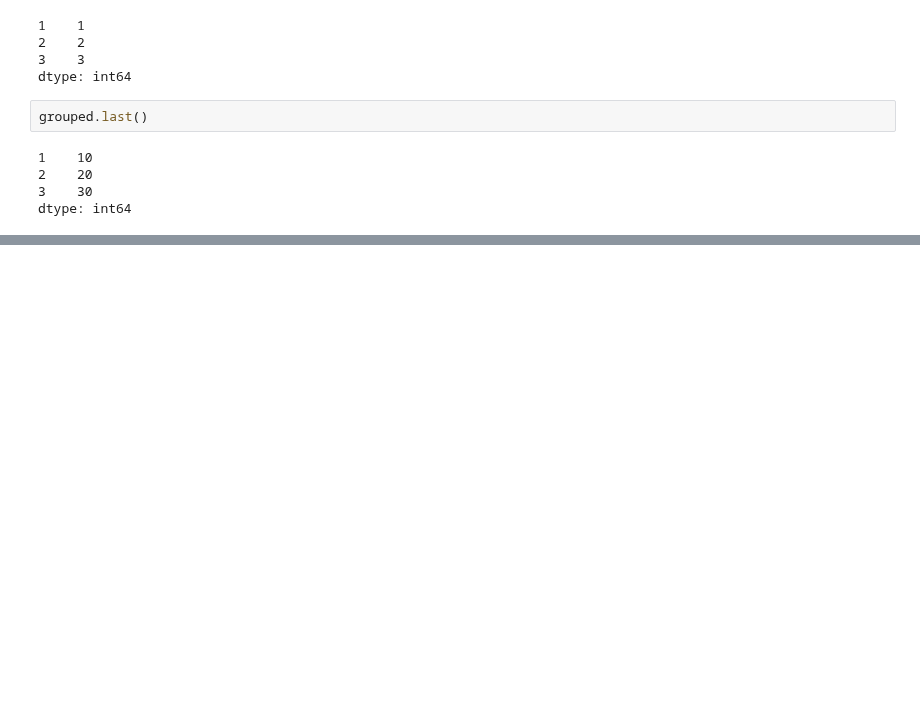
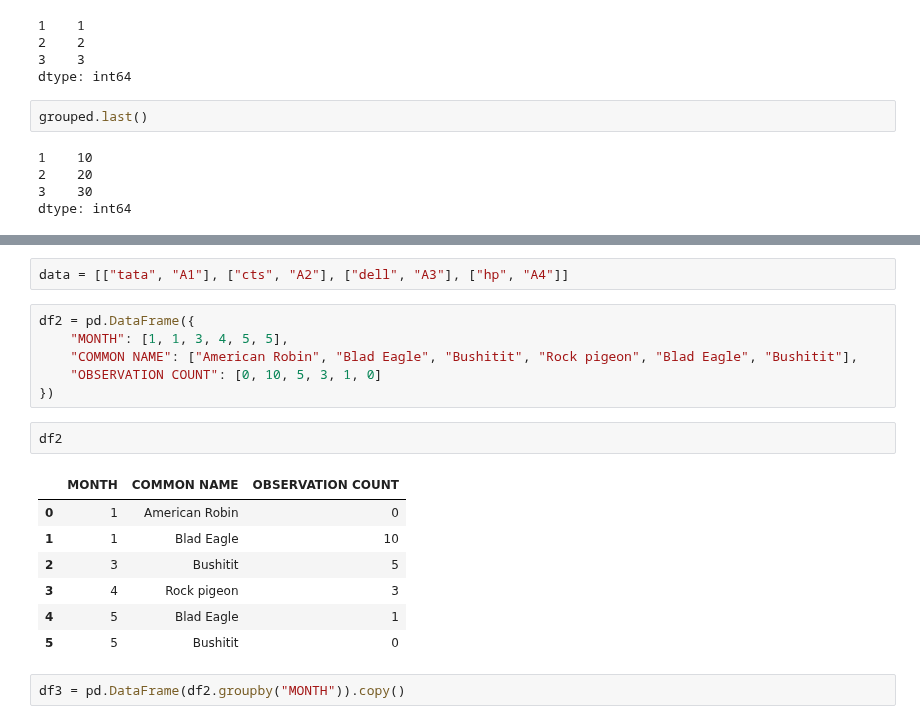
Before and after one commit to samirhinojosa/OC-P3-design-application-public-health, a Jupyter notebook: Untitled.ipynb, the cells around one changed output, grey strips where cells are left out. Cells and saved outputs as stored; diff of their text form; blank space fills up the shorter version.

```diff
--- a/Untitled.ipynb
+++ b/Untitled.ipynb
@@ -61,0 +154,20 @@ dtype: int64
+# %%
+data = [["tata", "A1"], ["cts", "A2"], ["dell", "A3"], ["hp", "A4"]]
+# %%
+df2 = pd.DataFrame({
+    "MONTH": [1, 1, 3, 4, 5, 5],
+    "COMMON NAME": ["American Robin", "Blad Eagle", "Bushitit", "Rock pigeon", "Blad Eagle", "Bushitit"],
+    "OBSERVATION COUNT": [0, 10, 5, 3, 1, 0]
+})
+# %%
+df2
+# %% [output]
+|  | MONTH | COMMON NAME | OBSERVATION COUNT |
+| 0 | 1 | American Robin | 0 |
+| 1 | 1 | Blad Eagle | 10 |
+| 2 | 3 | Bushitit | 5 |
+| 3 | 4 | Rock pigeon | 3 |
+| 4 | 5 | Blad Eagle | 1 |
+| 5 | 5 | Bushitit | 0 |
+# %%
+df3 = pd.DataFrame(df2.groupby("MONTH")).copy()
```
Also changed, not shown: parts of 19 cells of this notebook, 2 other files.
